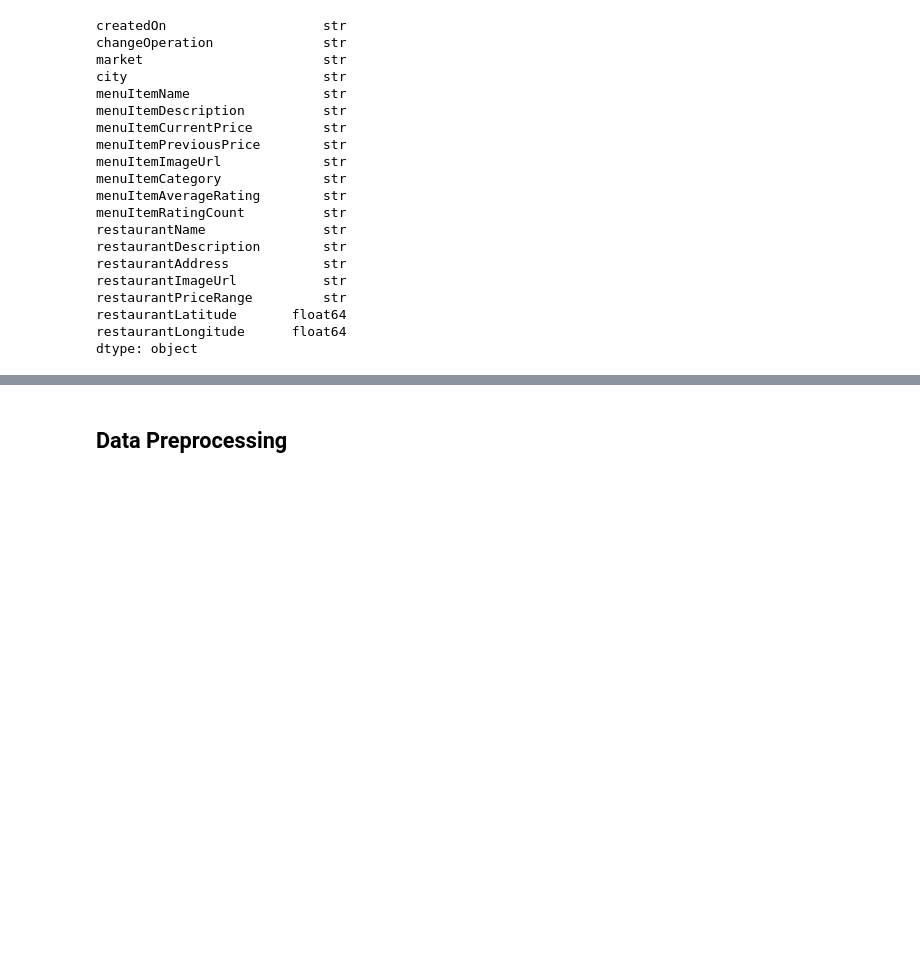
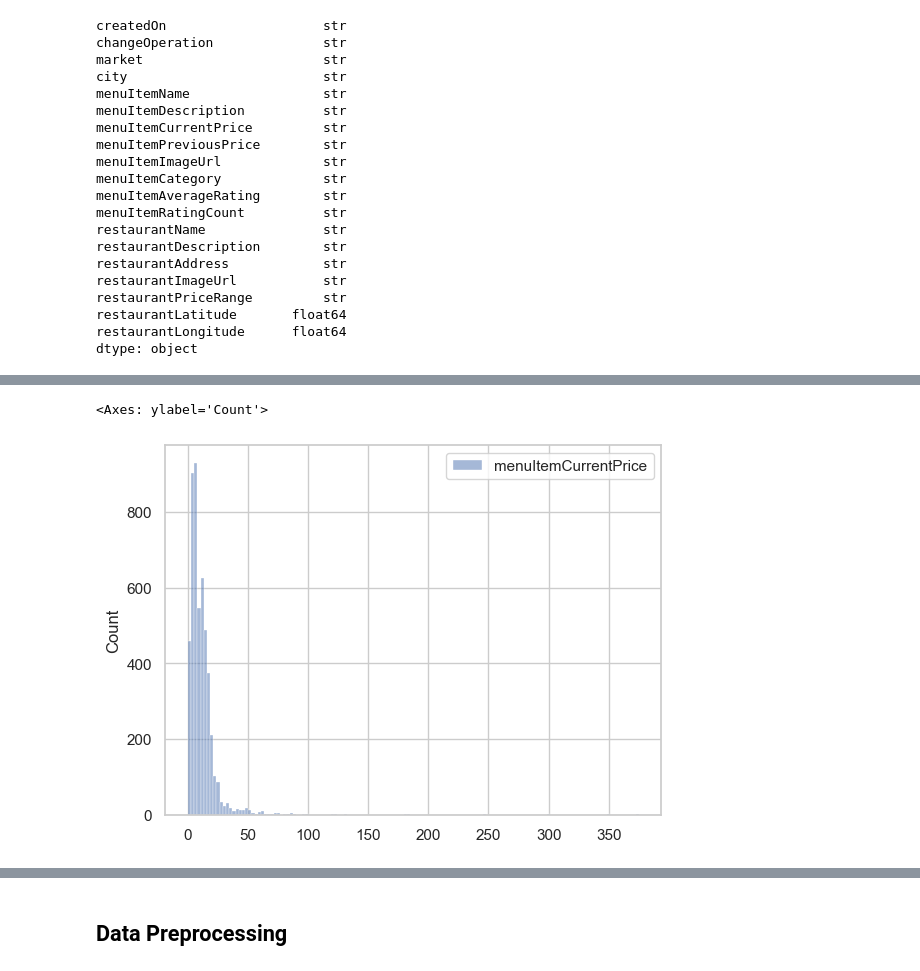
Before and after one commit to dpwrag/le-rag, a Jupyter notebook: data/data_preprocessing.ipynb, the cells around one changed output, grey strips where cells are left out. Saved outputs shown, nothing was run; the diff lists cells and outputs as text; code cells hidden in the pictures; blank space fills up the shorter version.

```diff
--- a/data/data_preprocessing.ipynb
+++ b/data/data_preprocessing.ipynb
@@ -66,0 +63,16 @@ dtype: int64
+# %%
+df["menuItemAverageRating"] = pd.to_numeric(
+    df["menuItemAverageRating"],
+    errors="coerce"
+)
+# %%
+df["menuItemRatingCount"] = pd.to_numeric(
+    df["menuItemRatingCount"],
+    errors="coerce"
+)
+# %%
+df['menuItemPreviousPrice'] = (
+    df['menuItemPreviousPrice']
+    .str.replace('$', '', regex=False)
+    .astype(float)
+)
@@ -66,0 +81,2 @@ dtype: int64
+# %%
+df['createdOn'] = pd.to_datetime(df['createdOn'])
@@ -110,0 +216,5 @@ Length: 1, dtype: str
+# %%
+sns.histplot(df[["menuItemCurrentPrice"]])
+# %% [output]
+<Axes: ylabel='Count'>
+[figure, added]
```
Also changed, not shown: parts of 45 cells of this notebook, 1 other file.
